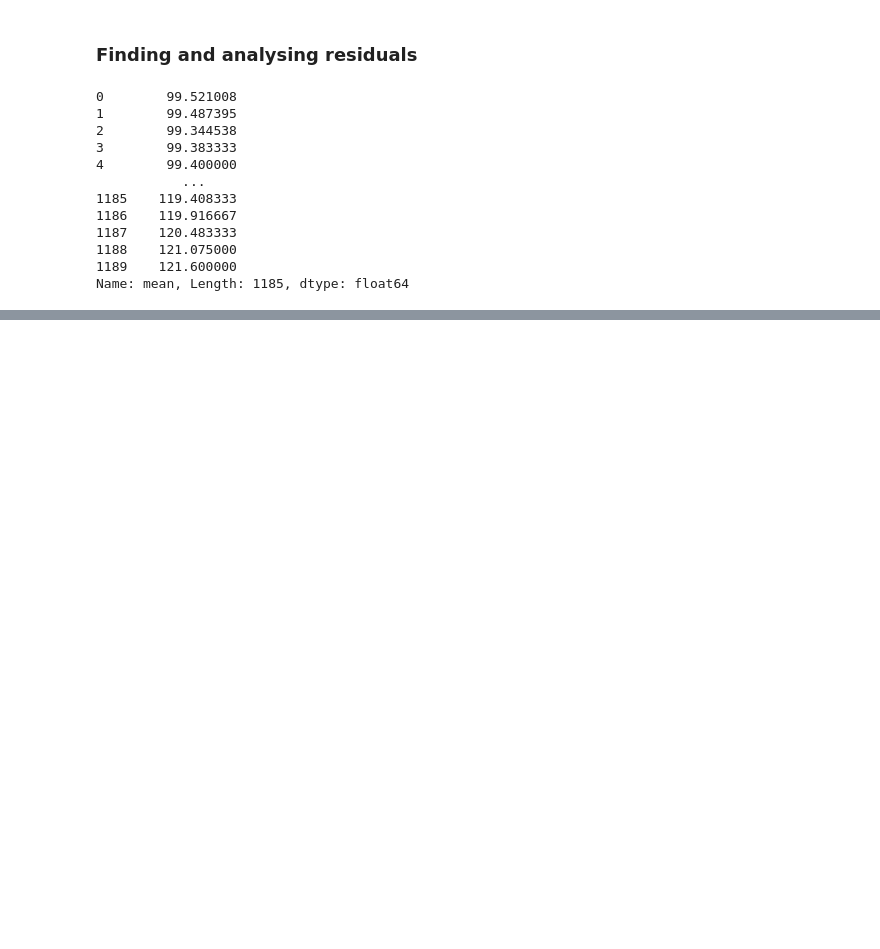
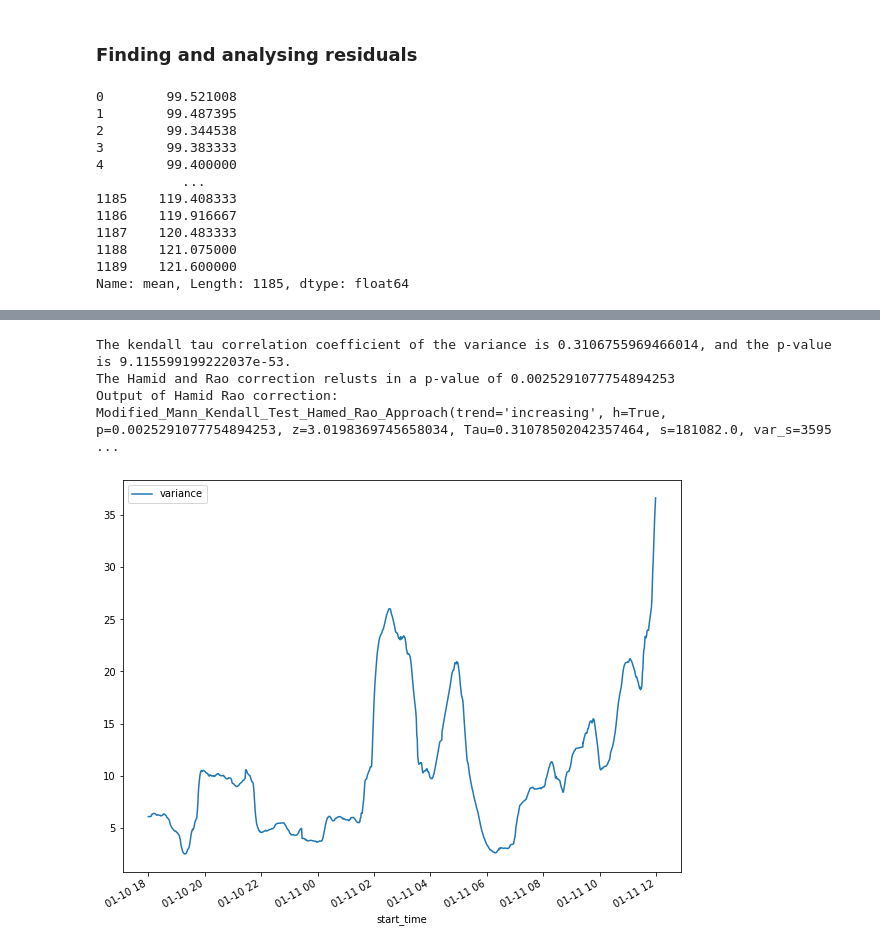
Before and after one commit to l-khali/old_In2Research, a Jupyter notebook: PC-0192_analysis.ipynb, the cells around one changed output, grey strips where cells are left out. Saved outputs shown, nothing was run; the diff lists cells and outputs as text; code cells hidden in the pictures; blank space fills up the shorter version.

```diff
--- a/PC-0192_analysis.ipynb
+++ b/PC-0192_analysis.ipynb
@@ -616,0 +642,7 @@ Name: mean, Length: 1185, dtype: float64
+# %%
+rolling_variance(PC_0192_residuals, 120)
+# %% [output]
+The kendall tau correlation coefficient of the variance is 0.3106755969466014, and the p-value is 9.115599199222037e-53.
+The Hamid and Rao correction relusts in a p-value of 0.0025291077754894253
+Output of Hamid Rao correction: Modified_Mann_Kendall_Test_Hamed_Rao_Approach(trend='increasing', h=True, p=0.0025291077754894253, z=3.0198369745658034, Tau=0.31078502042357464, s=181082.0, var_s=3595 ...
+[figure, added]
```
Also changed, not shown: parts of 10 cells of this notebook.
